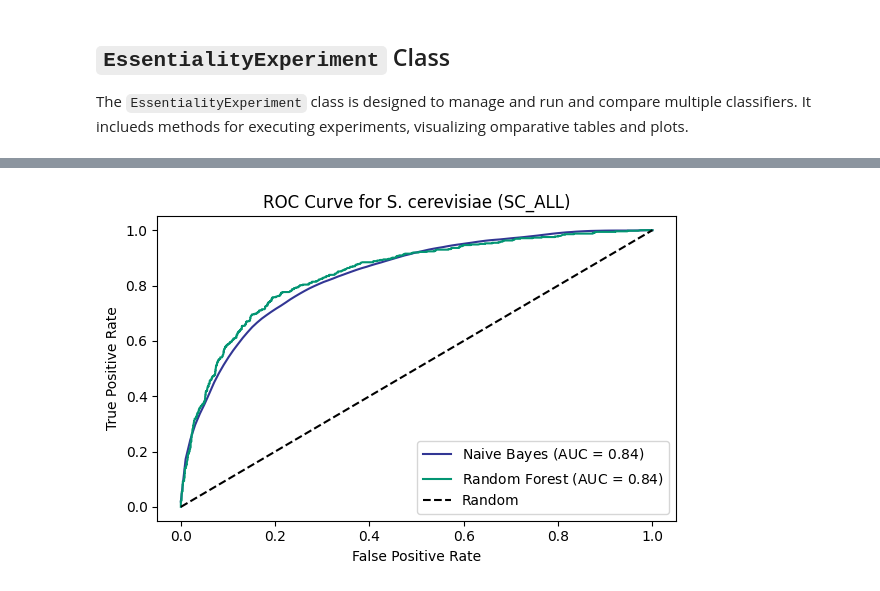
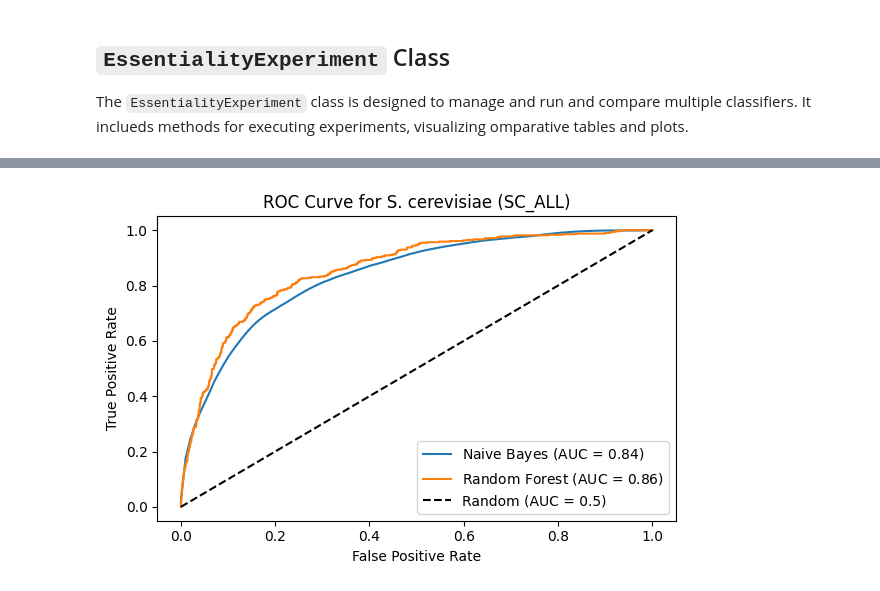
Before and after one commit to NiccoloCase/essential-genes-identification, a Jupyter notebook: test AI5.ipynb, the cells around one changed output, grey strips where cells are left out. Drawn from its saved outputs; the diff is of its cells as text; code cells hidden in the pictures.

```diff
--- a/test AI5.ipynb
+++ b/test AI5.ipynb
@@ -190,7 +190,7 @@ class EssentiallyClassifier:
 
 
         # Evaluate the model with the optimal number of features
-        self.final_ppv_scores, self.final_fpr, self.final_tpr, self.final_auc = self.evaluate_model(X_optimal)
+        self.final_ppv_scores, self.final_fpr, self.final_tpr, self.final_auc = self.evaluate_model(X_optimal, True)
 
         print("Final PPV Percentiles:", self.final_ppv_scores)
 
@@ -314,7 +314,7 @@ class EssentiallyBayesClassifier(EssentiallyClassifier):
 
 
     # Override
-    def evaluate_model(self, X_selected):
+    def evaluate_model(self, X_selected, final=False):
         all_ppvs = []
         all_fpr = []
         all_tpr = []
@@ -575,7 +573,7 @@ class EssentialityRandomForestClassifier(EssentiallyClassifier):
 
 
     # Override
-    def evaluate_model(self, X_selected):
+    def evaluate_model(self, X_selected, final=False):
 
         # Split the data into training and testing sets
         X_train, X_test, y_train, y_test = train_test_split(X_selected, self.y, test_size=0.5, stratify=self.y)
@@ -590,28 +588,23 @@ class EssentialityRandomForestClassifier(EssentiallyClassifier):
         #     class_weight='balanced',    # Handle imbalanced classes. Weighs classes to handle imbalanced datasets. Improves performance when one class is underrepresented.
         #     n_jobs=-1                   # Parallel execution (-1 to use all cores)
         # )
-        #self.rf_classifier = RandomForestClassifier()
 
-        param_grid = {
-            'n_estimators': [100,200,300],
-            'max_depth': [10, 30, None],
-            'min_samples_split': [2, 5, 10],
-            'min_samples_leaf': [1, 2, 5],
-            'max_features': ['sqrt', 'log2', None],
-            'class_weight': ['balanced']
-        }
-
-        rf = RandomForestClassifier(random_state=42, n_jobs=-1)
-        grid_search = GridSearchCV(rf, param_grid, cv=5, scoring='roc_auc', n_jobs=-1)
-        grid_search.fit(X_train, y_train)
-
-        self.rf_classifier = grid_search.best_estimator_
+        self.rf_classifier = RandomForestClassifier(
+            n_estimators=100,           # Number of trees (default=100)
+            max_depth=15,               # Maximum depth. Default is None, meaning nodes are expanded until all leaves are pure. Deeper trees can capture more details but may overfit.
+            #min_samples_split=5,        # Minimum number of samples required to split a node. Higher values reduce overfitting but may lead to simpler models. (default=2)
+            min_samples_leaf=5,         # Minimum number of samples required to be at a leaf node. Each leaf must contain at least this number of samples, reducing the tree's ability to adapt to very specific details.
+            max_features='sqrt',        # Number of features to consider when looking for the best split: The number of features considered is the square root of the total number of features (e.g., if you have 100 features, each tree will consider 10 features).
+            class_weight='balanced',    # Handle imbalanced classes. Weighs classes to handle imbalanced datasets. Improves performance when one class is underrepresented.
+            n_jobs=-1                   # Parallel execution (-1 to use all cores)
+        )
+        self.rf_classifier.fit(X_train, y_train)
 
 
-        # Train the Random Forest classifier
-        self.rf_classifier.fit(X_train, y_train)
+
         y_prob = self.rf_classifier.predict_proba(X_test)[:, 1]
 
+        # PPV
         ppv_iteration = self.calculate_top_percentile_ppv(y_prob, y_test.to_numpy())
 
         # ROC curve
@@ -669,13 +719,13 @@ Starting to find optimal number of features...
 # %%
 # Compare roc curves of naive bayes and random forest for SC_ALL
 fig, ax = plt.subplots(figsize=(6, 4))
-ax.plot(classifier_all_nb.final_fpr, classifier_all_nb.final_tpr, color='#323694', label='Naive Bayes (AUC = ${:.2f}$)'.format(classifier_all.final_auc))
-ax.plot(classifier_all_rf.final_fpr, classifier_all_rf.final_tpr, color='#039573', label='Random Forest (AUC = ${:.2f}$)'.format(classifier_all.final_auc))
-ax.plot([0, 1], [0, 1], color='black', linestyle='--', label='Random')
+ax.plot(classifier_all_nb.final_fpr, classifier_all_nb.final_tpr, label='Naive Bayes (AUC = ${:.2f}$)'.format(classifier_all_nb.final_auc))
+ax.plot(classifier_all_rf.final_fpr, classifier_all_rf.final_tpr, label='Random Forest (AUC = ${:.2f}$)'.format(classifier_all_rf.final_auc))
+ax.plot([0, 1], [0, 1], color='black', linestyle='--', label='Random (AUC = 0.5)')
 ax.set_xlabel('False Positive Rate')
 ax.set_ylabel('True Positive Rate')
 ax.set_title('ROC Curve for S. cerevisiae (SC_ALL)')
 ax.legend()
 fig.tight_layout()
 # %% [output]
-[figure, old version]
+[figure, new version]
```
Also changed, not shown: parts of 5 cells of this notebook, 7 other files.
